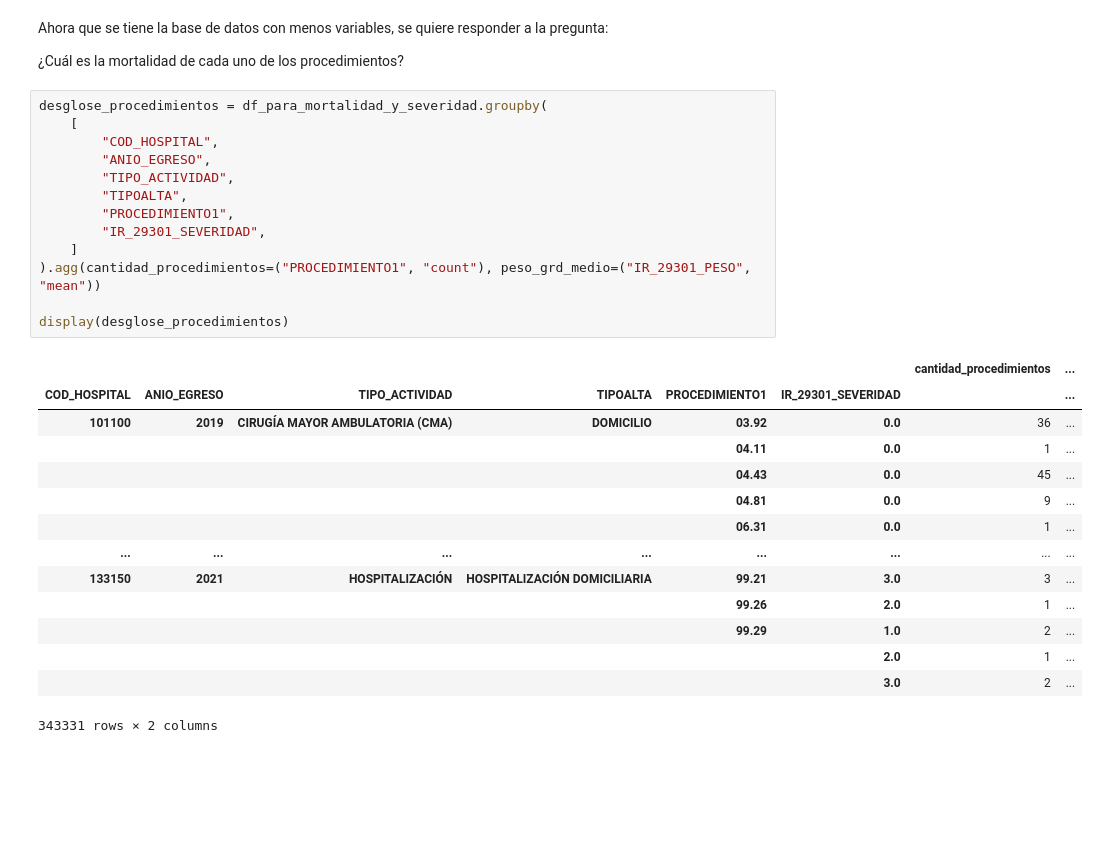
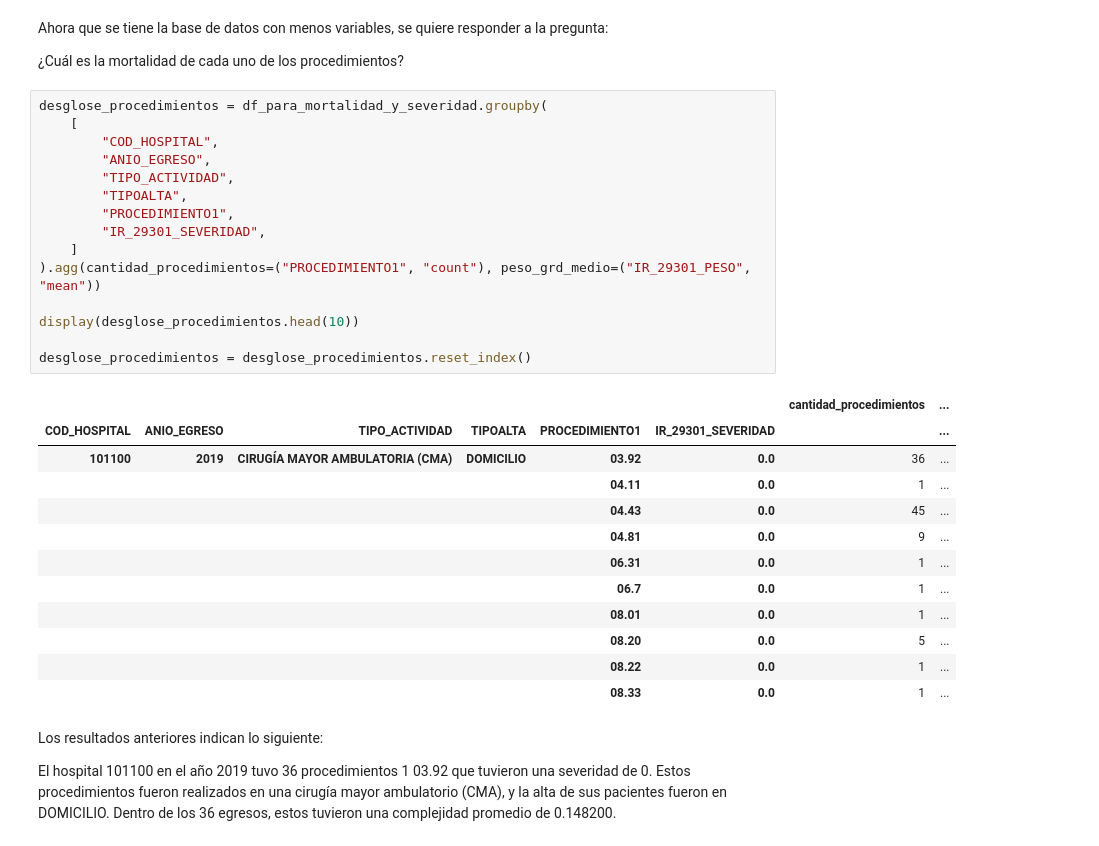
Before and after one commit to JavierRojas14/grd, a Jupyter notebook: notebooks/2.0-jrb-number-of-procedures-per-diagnosis.ipynb, the cells around one changed output. Drawn from its saved outputs; the diff is of its cells as text; blank space fills up the shorter version.

Commit message:
Describe resultados obtenidos por proced

```diff
--- a/notebooks/2.0-jrb-number-of-procedures-per-diagnosis.ipynb
+++ b/notebooks/2.0-jrb-number-of-procedures-per-diagnosis.ipynb
@@ -258,28 +258,35 @@ Ahora que se tiene la base de datos con menos variables, se quiere responder a l
 # %%
 desglose_procedimientos = df_para_mortalidad_y_severidad.groupby(
     [
         "COD_HOSPITAL",
         "ANIO_EGRESO",
         "TIPO_ACTIVIDAD",
         "TIPOALTA",
         "PROCEDIMIENTO1",
         "IR_29301_SEVERIDAD",
     ]
 ).agg(cantidad_procedimientos=("PROCEDIMIENTO1", "count"), peso_grd_medio=("IR_29301_PESO", "mean"))
 
-display(desglose_procedimientos)
+display(desglose_procedimientos.head(10))
+
+desglose_procedimientos = desglose_procedimientos.reset_index()
 # %% [output]
 |  |  |  |  |  |  | cantidad_procedimientos | ... |
 | COD_HOSPITAL | ANIO_EGRESO | TIPO_ACTIVIDAD | TIPOALTA | PROCEDIMIENTO1 | IR_29301_SEVERIDAD |  | ... |
 | 101100 | 2019 | CIRUGÍA MAYOR AMBULATORIA (CMA) | DOMICILIO | 03.92 | 0.0 | 36 | ... |
 |  |  |  |  | 04.11 | 0.0 | 1 | ... |
 |  |  |  |  | 04.43 | 0.0 | 45 | ... |
 |  |  |  |  | 04.81 | 0.0 | 9 | ... |
 |  |  |  |  | 06.31 | 0.0 | 1 | ... |
-| ... | ... | ... | ... | ... | ... | ... | ... |
-| 133150 | 2021 | HOSPITALIZACIÓN | HOSPITALIZACIÓN DOMICILIARIA | 99.21 | 3.0 | 3 | ... |
-|  |  |  |  | 99.26 | 2.0 | 1 | ... |
-|  |  |  |  | 99.29 | 1.0 | 2 | ... |
-|  |  |  |  |  | 2.0 | 1 | ... |
-|  |  |  |  |  | 3.0 | 2 | ... |
+|  |  |  |  | 06.7 | 0.0 | 1 | ... |
+|  |  |  |  | 08.01 | 0.0 | 1 | ... |
+|  |  |  |  | 08.20 | 0.0 | 5 | ... |
+|  |  |  |  | 08.22 | 0.0 | 1 | ... |
+|  |  |  |  | 08.33 | 0.0 | 1 | ... |
-343331 rows × 2 columns
+# %% [markdown]
+Los resultados anteriores indican lo siguiente:
+
+El hospital 101100 en el año 2019 tuvo 36 procedimientos 1 03.92 que tuvieron una severidad de 0.
+Estos procedimientos fueron realizados en una cirugía mayor ambulatorio (CMA), y la alta de
+sus pacientes fueron en DOMICILIO. Dentro de los 36 egresos, estos tuvieron una complejidad
+promedio de 0.148200.
```
